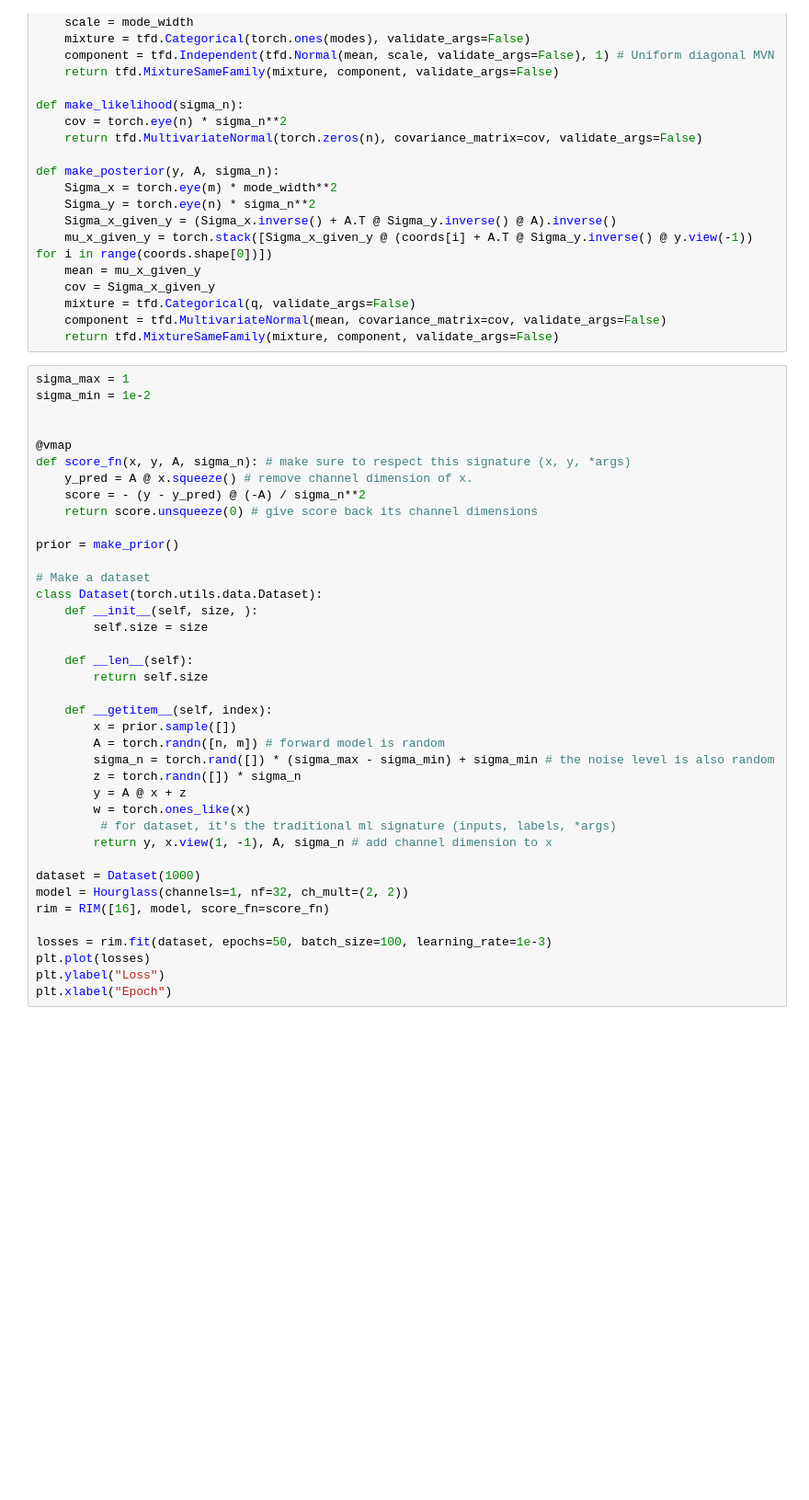
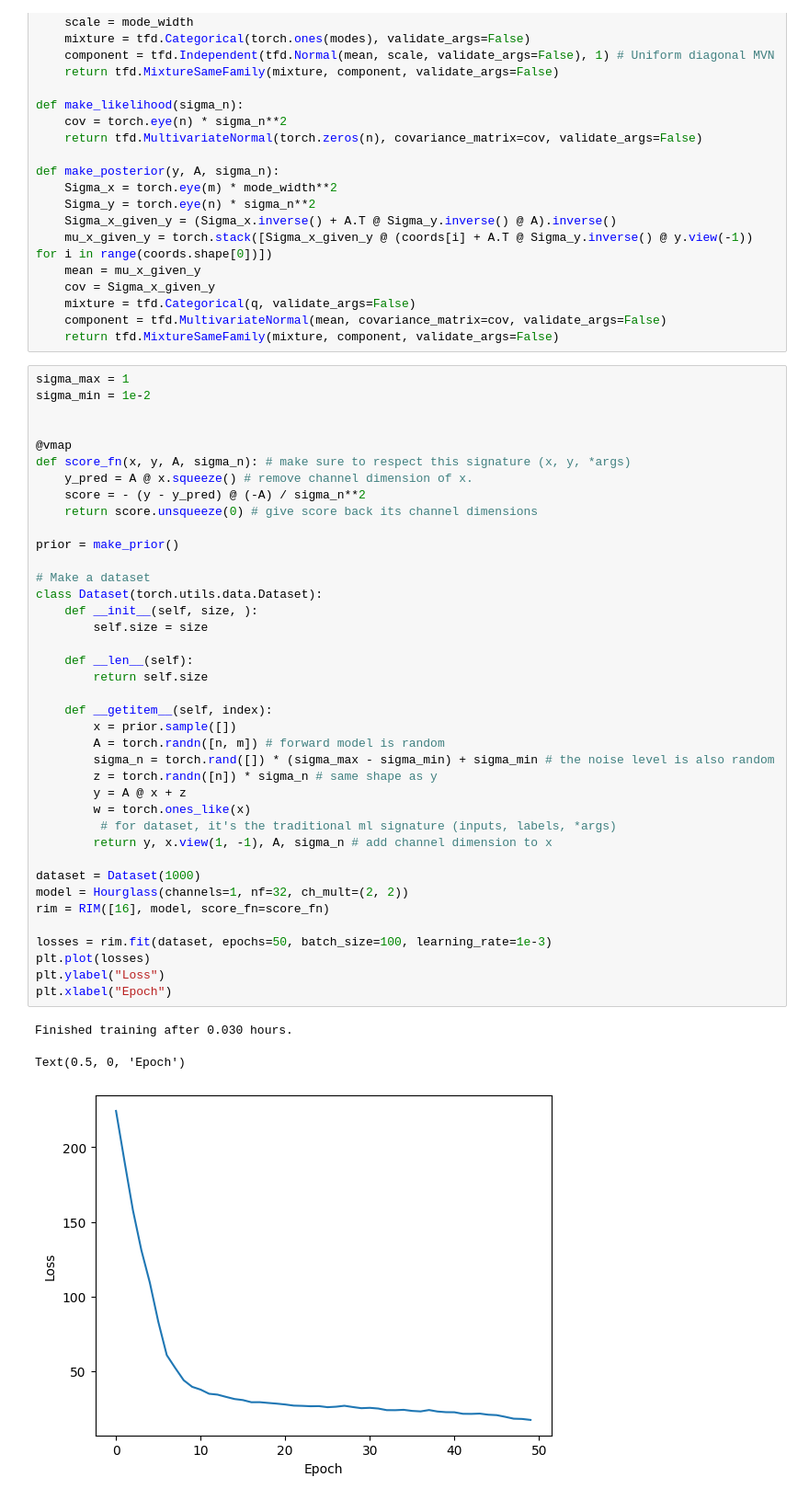
Before and after one commit to AlexandreAdam/torch_rim, a Jupyter notebook: notebooks/basic_intro.ipynb, the cells around one changed output. Shown: that part at 92% size. Cells and saved outputs as stored; diff of their text form; blank space fills up the shorter version.

```diff
--- a/notebooks/basic_intro.ipynb
+++ b/notebooks/basic_intro.ipynb
@@ -49,34 +51,38 @@ def score_fn(x, y, A, sigma_n): # make sure to respect this signature (x, y, *ar
     score = - (y - y_pred) @ (-A) / sigma_n**2
     return score.unsqueeze(0) # give score back its channel dimensions
 
 prior = make_prior()
 
 # Make a dataset
 class Dataset(torch.utils.data.Dataset):
     def __init__(self, size, ):
         self.size = size
 
     def __len__(self):
         return self.size
 
     def __getitem__(self, index):
         x = prior.sample([])
         A = torch.randn([n, m]) # forward model is random
         sigma_n = torch.rand([]) * (sigma_max - sigma_min) + sigma_min # the noise level is also random
-        z = torch.randn([]) * sigma_n
+        z = torch.randn([n]) * sigma_n # same shape as y
         y = A @ x + z
         w = torch.ones_like(x)
          # for dataset, it's the traditional ml signature (inputs, labels, *args)
         return y, x.view(1, -1), A, sigma_n # add channel dimension to x
 
 dataset = Dataset(1000)
 model = Hourglass(channels=1, nf=32, ch_mult=(2, 2))
 rim = RIM([16], model, score_fn=score_fn)
 
 losses = rim.fit(dataset, epochs=50, batch_size=100, learning_rate=1e-3)
 plt.plot(losses)
 plt.ylabel("Loss")
 plt.xlabel("Epoch")
+# %% [output]
+Finished training after 0.030 hours.
+Text(0.5, 0, 'Epoch')
+[figure, added]
 # %%
 dataloader = torch.utils.data.DataLoader(dataset)
 y, x_true, A, sigma_n = next(iter(dataloader))
```
Also changed, not shown: parts of 2 cells of this notebook, 4 other files.
